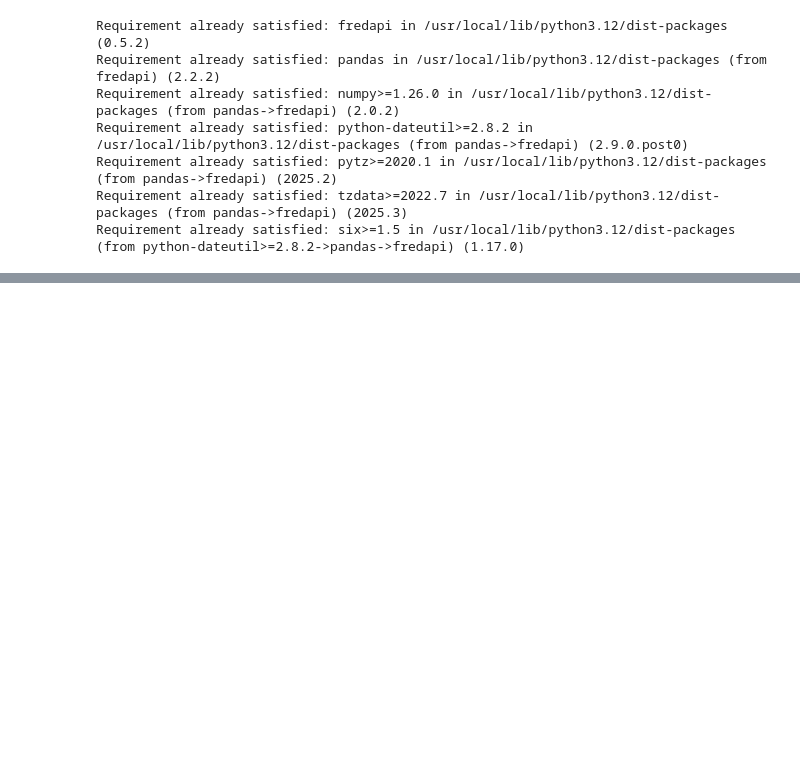
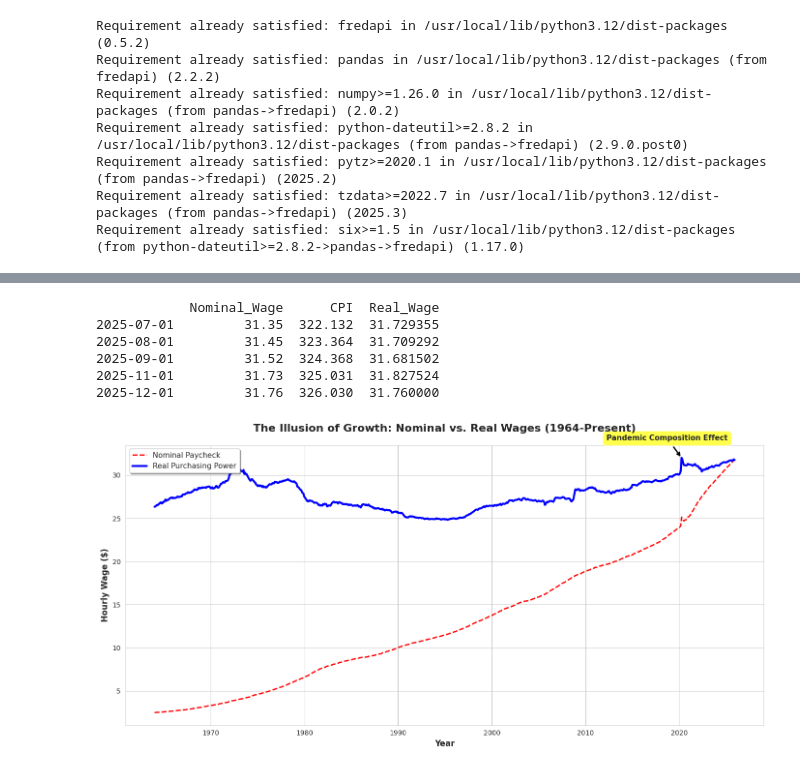
Before and after one commit to emcgeever-husky/Stats-ML, a Jupyter notebook: Lab_2_FREDAPI.ipynb, the cells around one changed output, grey strips where cells are left out. Cells and saved outputs as stored; diff of their text form; code cells hidden in the pictures; blank space fills up the shorter version.

```diff
--- a/Lab_2_FREDAPI.ipynb
+++ b/Lab_2_FREDAPI.ipynb
@@ -51,0 +51,71 @@ Fetching data from FRED...
+# %%
+def get_real_wage(nominal_col, cpi_col):
+  """
+  Takes a nominal column and a CPI column
+  Returns a new column adjusted for inflation (Real Dollars)
+  """
+  # 1. Get the CPI of the most recent date (Today's Price
+  cpi_today = cpi_col.iloc[-1]
+
+  # 2. The Formula: (Nominal / Old_CPI) * CPI_Today
+  real_col = (nominal_col / cpi_col) * cpi_today
+
+  return real_col
+
+df['Real_Wage'] = get_real_wage(df['Nominal_Wage'], df['CPI'])
+# %%
+print(df.tail())
+# %% [output]
+            Nominal_Wage      CPI  Real_Wage
+2025-07-01         31.35  322.132  31.729355
+2025-08-01         31.45  323.364  31.709292
+2025-09-01         31.52  324.368  31.681502
+2025-11-01         31.73  325.031  31.827524
+2025-12-01         31.76  326.030  31.760000
+# %%
+### Visualization
+
+# Set the style
+sns.set_style('whitegrid')
+
+# Create figure
+fig, ax = plt.subplots(figsize=(14, 7))
+
+# Plot both lines
+ax.plot(df.index, df['Nominal_Wage'],
+        linestyle='--', color='red', linewidth=2,
+        label='Nominal Paycheck')
+
+ax.plot(df.index, df['Real_Wage'],
+        linestyle='-', color='blue', linewidth=3,
+        label='Real Purchasing Power')
+
+# Add title and labels
+ax.set_title('The Illusion of Growth: Nominal vs. Real Wages (1964-Present)',
+             fontsize=16, fontweight='bold', pad=20)
+ax.set_xlabel('Year', fontsize=12, fontweight='bold')
+ax.set_ylabel('Hourly Wage ($)', fontsize=12, fontweight='bold')
+
+# Add annotation for 2020 pandemic spike
+# Find the 2020 spike (peak in real wages around 2020)
+pandemic_period = df.loc['2020-03':'2020-06']
+spike_date = pandemic_period['Real_Wage'].idxmax()
+spike_value = pandemic_period['Real_Wage'].max()
+
+ax.annotate('Pandemic Composition Effect',
+            xy=(spike_date, spike_value),
+            xytext=(spike_date - pd.DateOffset(years=8), spike_value + 2),
+            arrowprops=dict(arrowstyle='->', color='black', lw=2),
+            fontsize=11, fontweight='bold',
+            bbox=dict(boxstyle='round,pad=0.5', facecolor='yellow', alpha=0.7))
+
+# Add legend
+ax.legend(loc='upper left', fontsize=11, frameon=True, shadow=True)
+
+# Improve layout
+plt.tight_layout()
+
+# Display
+plt.show()
+# %% [output]
+[figure, added]
```
Also changed, not shown: parts of 3 cells of this notebook.
